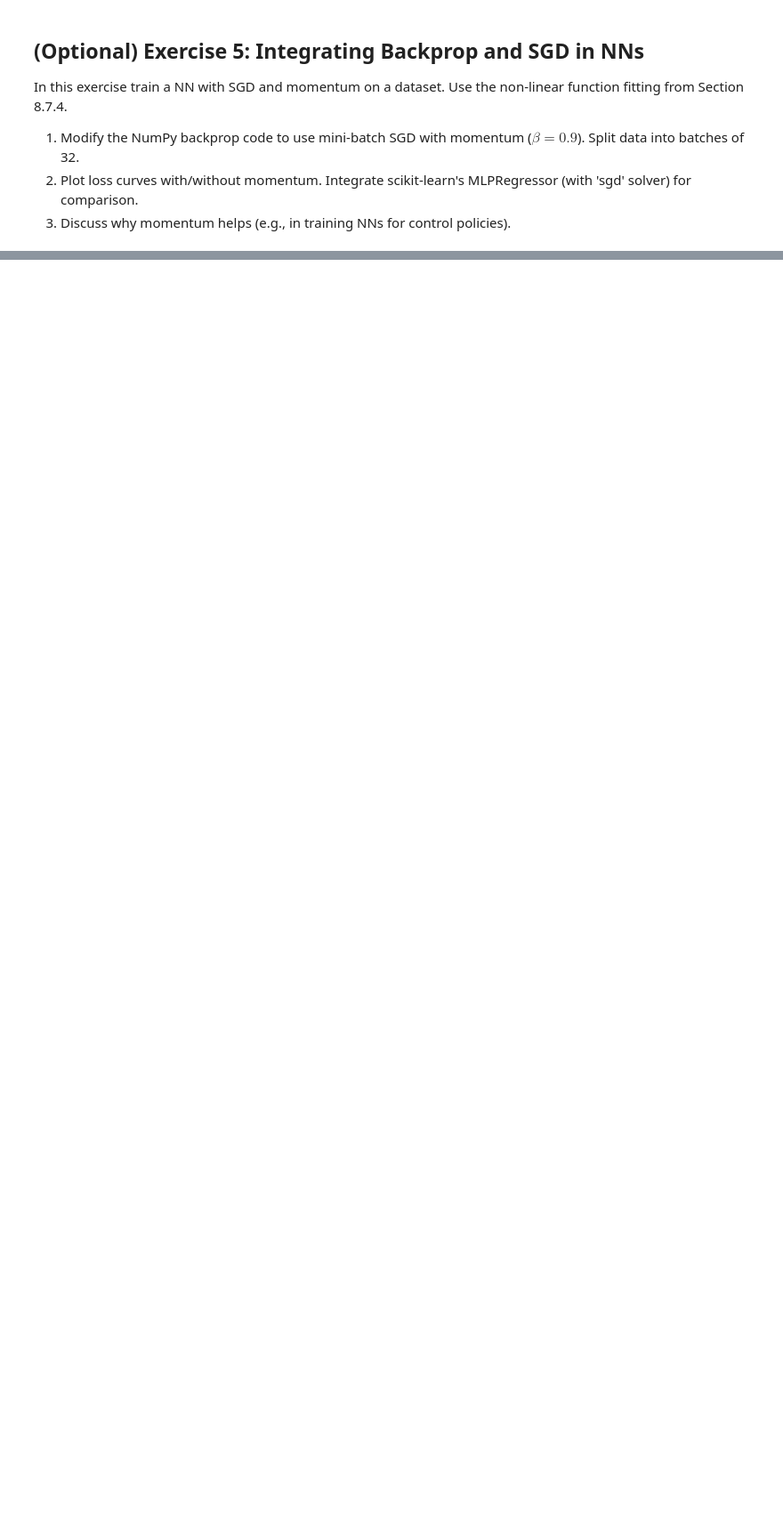
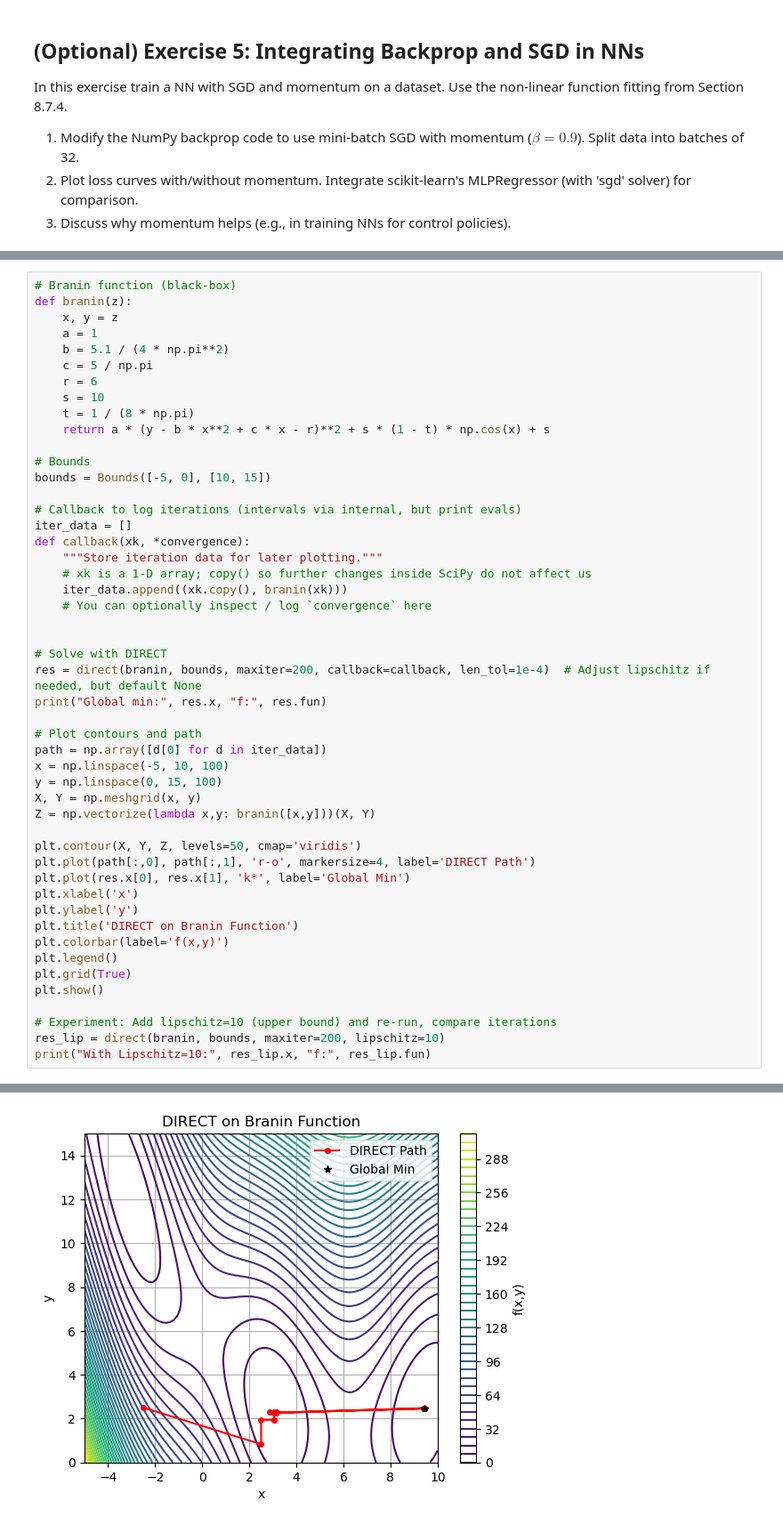
Before and after one commit to Leibniz-IWT/comp_eng, a Jupyter notebook: notebooks/09_tutorials-optimization.ipynb, the cells around one changed output, grey strips where cells are left out. Shown at 89% size. Saved outputs shown, nothing was run; the diff lists cells and outputs as text; blank space fills up the shorter version.

```diff
--- a/notebooks/09_tutorials-optimization.ipynb
+++ b/notebooks/09_tutorials-optimization.ipynb
@@ -625,0 +766,50 @@ NameError: name 'MLPRegressor' is not defined
+# %%
+# Branin function (black-box)
+def branin(z):
+    x, y = z
+    a = 1
+    b = 5.1 / (4 * np.pi**2)
+    c = 5 / np.pi
+    r = 6
+    s = 10
+    t = 1 / (8 * np.pi)
+    return a * (y - b * x**2 + c * x - r)**2 + s * (1 - t) * np.cos(x) + s
+
+# Bounds
+bounds = Bounds([-5, 0], [10, 15])
+
+# Callback to log iterations (intervals via internal, but print evals)
+iter_data = []
+def callback(xk, *convergence):
+    """Store iteration data for later plotting."""
+    # xk is a 1-D array; copy() so further changes inside SciPy do not affect us
+    iter_data.append((xk.copy(), branin(xk)))
+    # You can optionally inspect / log `convergence` here
+
+
+# Solve with DIRECT
+res = direct(branin, bounds, maxiter=200, callback=callback, len_tol=1e-4)  # Adjust lipschitz if needed, but default None
+print("Global min:", res.x, "f:", res.fun)
+
+# Plot contours and path
+path = np.array([d[0] for d in iter_data])
+x = np.linspace(-5, 10, 100)
+y = np.linspace(0, 15, 100)
+X, Y = np.meshgrid(x, y)
+Z = np.vectorize(lambda x,y: branin([x,y]))(X, Y)
+
+plt.contour(X, Y, Z, levels=50, cmap='viridis')
+plt.plot(path[:,0], path[:,1], 'r-o', markersize=4, label='DIRECT Path')
+plt.plot(res.x[0], res.x[1], 'k*', label='Global Min')
+plt.xlabel('x')
+plt.ylabel('y')
+plt.title('DIRECT on Branin Function')
+plt.colorbar(label='f(x,y)')
+plt.legend()
+plt.grid(True)
+plt.show()
+
+# Experiment: Add lipschitz=10 (upper bound) and re-run, compare iterations
+res_lip = direct(branin, bounds, maxiter=200, lipschitz=10)
+print("With Lipschitz=10:", res_lip.x, "f:", res_lip.fun)
+# %% [output]
@@ -625,0 +817 @@ NameError: name 'MLPRegressor' is not defined
+[figure, added]
```
Also changed, not shown: parts of 39 cells of this notebook.
